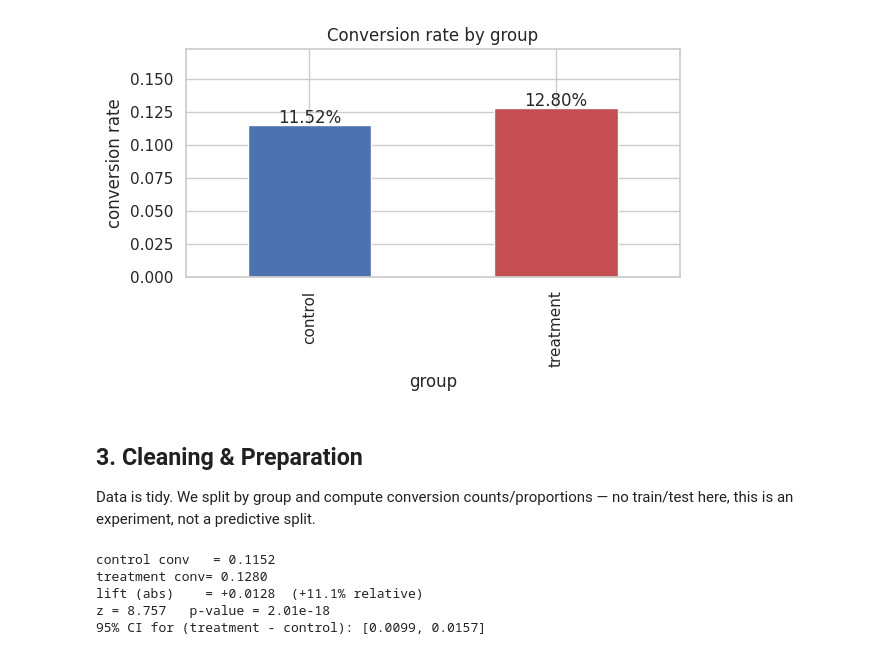
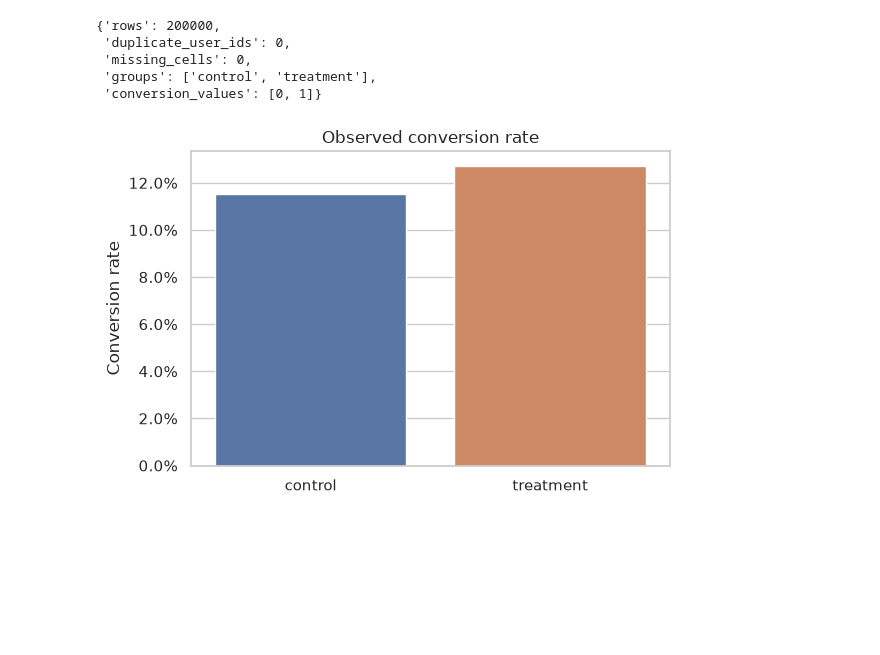
Before and after one commit to sarusarvesh993-cyber/data-analyst-ai-portfolio, a Jupyter notebook: 03-ab-test/analysis.ipynb, the cells around one changed output. Cells and saved outputs as stored; diff of their text form; code cells hidden in the pictures; blank space fills up the shorter version.

```diff
--- a/03-ab-test/analysis.ipynb
+++ b/03-ab-test/analysis.ipynb
@@ -35,38 +42,27 @@ Realistic A/B experiment, 100k users per arm. Columns: `user_id`, `group` (contr
+# %%
+quality = {
+    'rows': len(df),
+    'duplicate_user_ids': int(df['user_id'].duplicated().sum()),
+    'missing_cells': int(df.isna().sum().sum()),
+    'groups': sorted(df['group'].unique().tolist()),
+    'conversion_values': sorted(df['converted'].unique().tolist()),
+}
+quality
+# %% [output]
+{'rows': 200000,
+ 'duplicate_user_ids': 0,
+ 'missing_cells': 0,
+ 'groups': ['control', 'treatment'],
+ 'conversion_values': [0, 1]}
 # %%
-os.makedirs('assets', exist_ok=True)
-rates = df.groupby('group')['converted'].mean()
-fig, ax = plt.subplots(figsize=(6,4))
-rates.plot(kind='bar', color=['#4C72B0','#C44E52'], ax=ax)
-ax.set_ylim(0, max(rates)*1.35); ax.set_ylabel('conversion rate')
-ax.set_title('Conversion rate by group')
-for i,v in enumerate(rates.values): ax.text(i, v+0.002, f'{v:.2%}', ha='center')
-plt.tight_layout(); plt.savefig('assets/rates.png', dpi=110); plt.show()
+ASSETS = PROJECT_DIR / 'assets'
+rates = df.groupby('group', as_index=False)['converted'].mean()
+fig, ax = plt.subplots(figsize=(6, 4))
+sns.barplot(data=rates, x='group', y='converted', hue='group', legend=False, ax=ax)
+ax.set(title='Observed conversion rate', xlabel='', ylabel='Conversion rate')
+ax.yaxis.set_major_formatter(lambda value, _: f'{value:.1%}')
+fig.tight_layout()
+fig.savefig(ASSETS / 'rates.png', dpi=160, bbox_inches='tight')
+plt.show()
 # %% [output]
-[figure, old version]
+[figure, new version]
-# %% [markdown]
-## 3. Cleaning & Preparation
-Data is tidy. We split by group and compute conversion counts/proportions — no train/test here, this is an experiment, not a predictive split.
-# %%
-from statsmodels.stats.proportion import proportions_ztest
-
-y_c = df[df.group=='control']['converted']; y_t = df[df.group=='treatment']['converted']
-n_c, n_t = len(y_c), len(y_t)
-c_c, c_t = int(y_c.sum()), int(y_t.sum())
-p_c, p_t = c_c/n_c, c_t/n_t
-
-stat, pval = proportions_ztest([c_t, c_c], [n_t, n_c])   # treatment vs control
-se = (p_t*(1-p_t)/n_t + p_c*(1-p_c)/n_c)**0.5
-ci_low = (p_t - p_c) - 1.96*se
-ci_high = (p_t - p_c) + 1.96*se  # Wald 95% CI for (treatment - control)
-
-print(f'control conv   = {p_c:.4f}')
-print(f'treatment conv= {p_t:.4f}')
-print(f'lift (abs)    = {p_t-p_c:+.4f}  ({(p_t-p_c)/p_c:+.1%} relative)')
-print(f'z = {stat:.3f}   p-value = {pval:.2e}')
-print(f'95% CI for (treatment - control): [{ci_low:.4f}, {ci_high:.4f}]')
-# %% [output]
-control conv   = 0.1152
-treatment conv= 0.1280
-lift (abs)    = +0.0128  (+11.1% relative)
-z = 8.757   p-value = 2.01e-18
-95% CI for (treatment - control): [0.0099, 0.0157]
```
Also changed, not shown: parts of 20 cells of this notebook, 28 other files.
